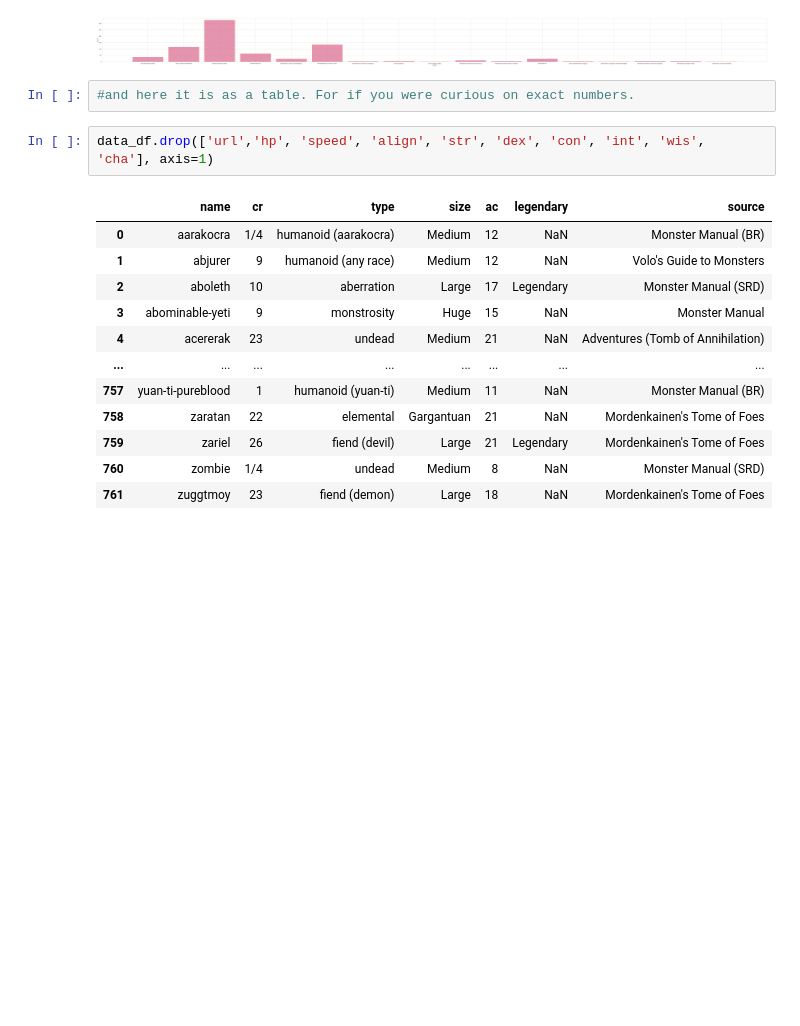
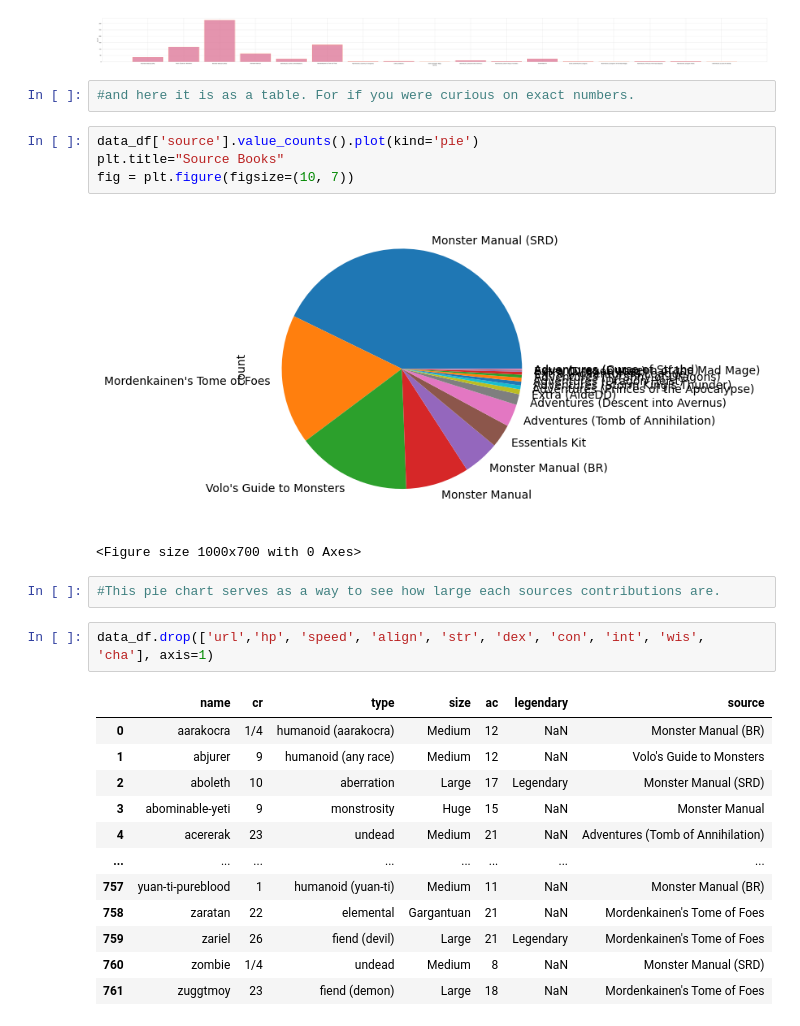
Before and after one commit to Astrolotll/CODE-Lancs-Python-Work, a Jupyter notebook: Python Database Project/Visual Database.ipynb, the cells around one changed output. Cells and saved outputs as stored; diff of their text form; blank space fills up the shorter version.

```diff
--- a/Python Database Project/Visual Database.ipynb
+++ b/Python Database Project/Visual Database.ipynb
@@ -318,6 +339,15 @@ plt.subplots_adjust(bottom=0.01)
 [figure]
 # %%
 #and here it is as a table. For if you were curious on exact numbers.
+# %%
+data_df['source'].value_counts().plot(kind='pie')
+plt.title="Source Books"
+fig = plt.figure(figsize=(10, 7))
+# %% [output]
+[figure, added]
+<Figure size 1000x700 with 0 Axes>
+# %%
+#This pie chart serves as a way to see how large each sources contributions are.
 # %%
 data_df.drop(['url','hp', 'speed', 'align', 'str', 'dex', 'con', 'int', 'wis', 'cha'], axis=1)
 # %% [output]
```
Also changed, not shown: parts of 5 cells of this notebook.
